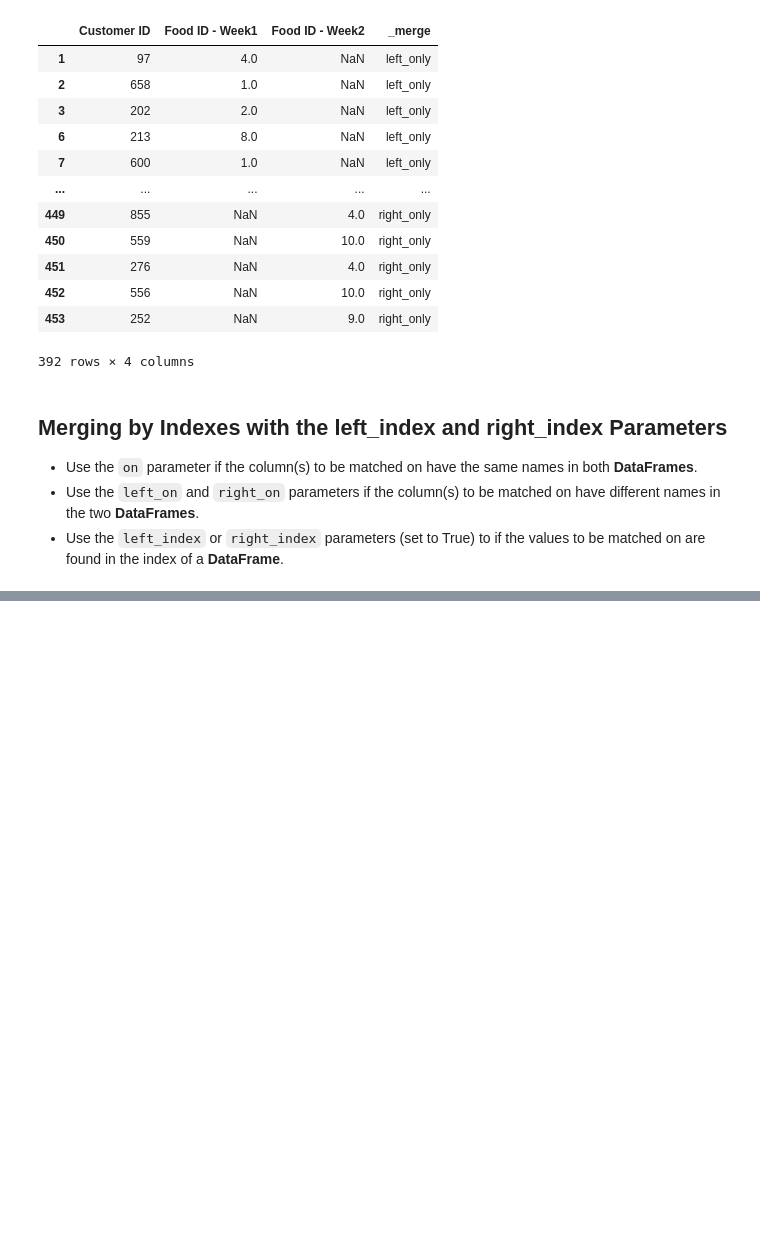
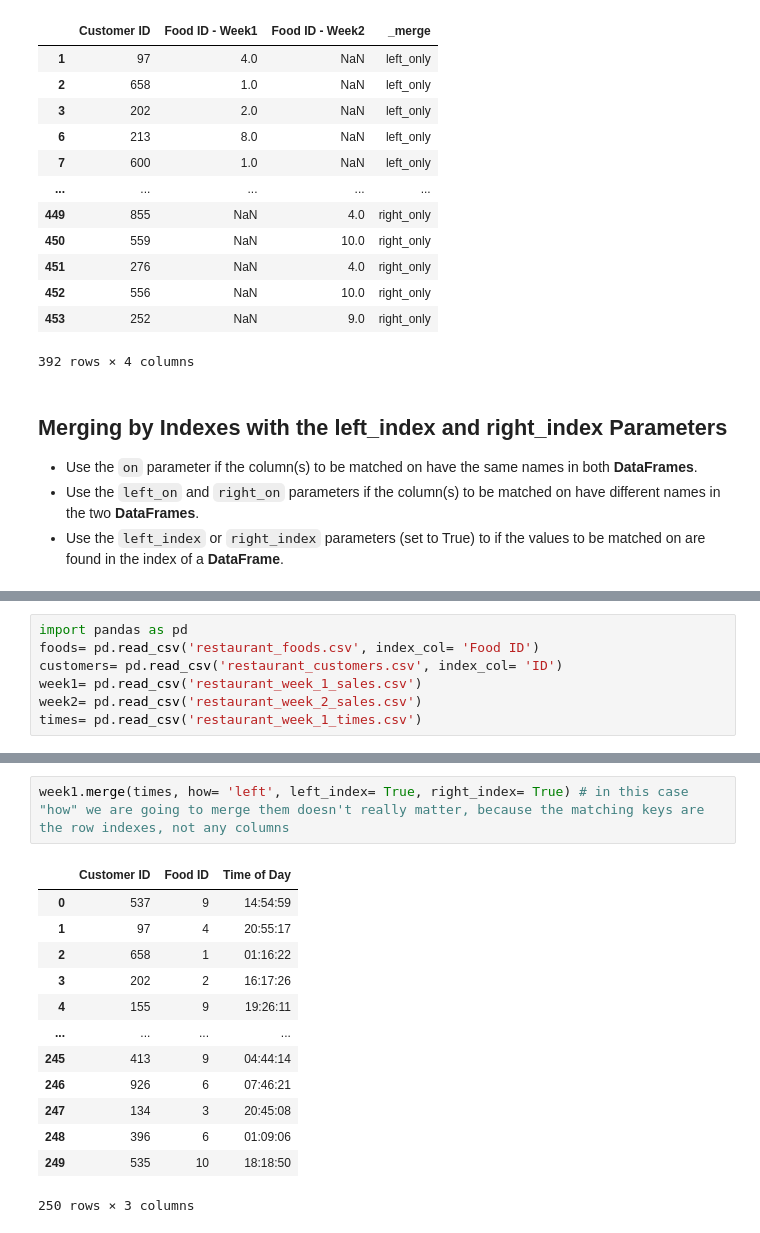
Before and after one commit to Lucas01iveira/Data-Engineering, a Jupyter notebook: Data Analysis with Pandas and Python/materials/pandas/Incomplete/10 - Merging DataFrames.ipynb, the cells around one changed output, grey strips where cells are left out. Drawn from its saved outputs; the diff is of its cells as text; blank space fills up the shorter version.

```diff
--- a/Data Analysis with Pandas and Python/materials/pandas/Incomplete/10 - Merging DataFrames.ipynb
+++ b/Data Analysis with Pandas and Python/materials/pandas/Incomplete/10 - Merging DataFrames.ipynb
@@ -555,0 +581,7 @@ merged[
+# %%
+import pandas as pd
+foods= pd.read_csv('restaurant_foods.csv', index_col= 'Food ID')
+customers= pd.read_csv('restaurant_customers.csv', index_col= 'ID')
+week1= pd.read_csv('restaurant_week_1_sales.csv')
+week2= pd.read_csv('restaurant_week_2_sales.csv')
+times= pd.read_csv('restaurant_week_1_times.csv')
@@ -555,0 +606,16 @@ merged[
+# %%
+week1.merge(times, how= 'left', left_index= True, right_index= True) # in this case "how" we are going to merge them doesn't really matter, because the matching keys are the row indexes, not any columns
+# %% [output]
+|  | Customer ID | Food ID | Time of Day |
+| 0 | 537 | 9 | 14:54:59 |
+| 1 | 97 | 4 | 20:55:17 |
+| 2 | 658 | 1 | 01:16:22 |
+| 3 | 202 | 2 | 16:17:26 |
+| 4 | 155 | 9 | 19:26:11 |
+| ... | ... | ... | ... |
+| 245 | 413 | 9 | 04:44:14 |
+| 246 | 926 | 6 | 07:46:21 |
+| 247 | 134 | 3 | 20:45:08 |
+| 248 | 396 | 6 | 01:09:06 |
+| 249 | 535 | 10 | 18:18:50 |
+250 rows × 3 columns
```
Also changed, not shown: parts of 6 cells of this notebook.
